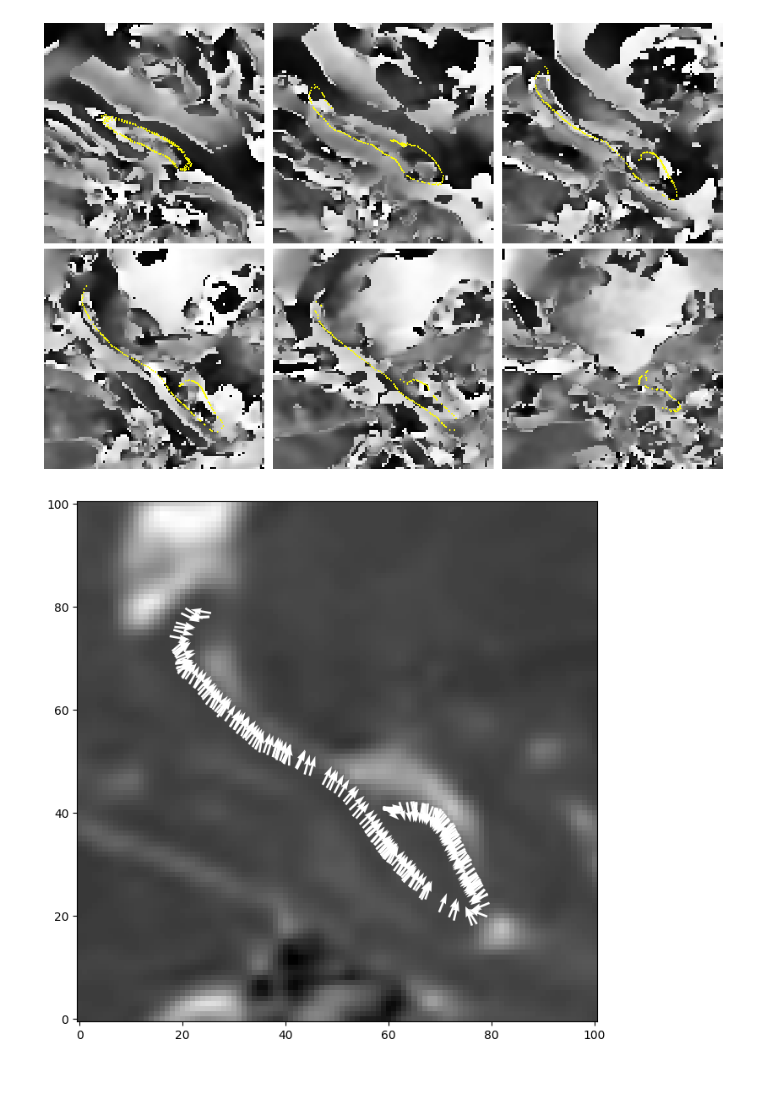
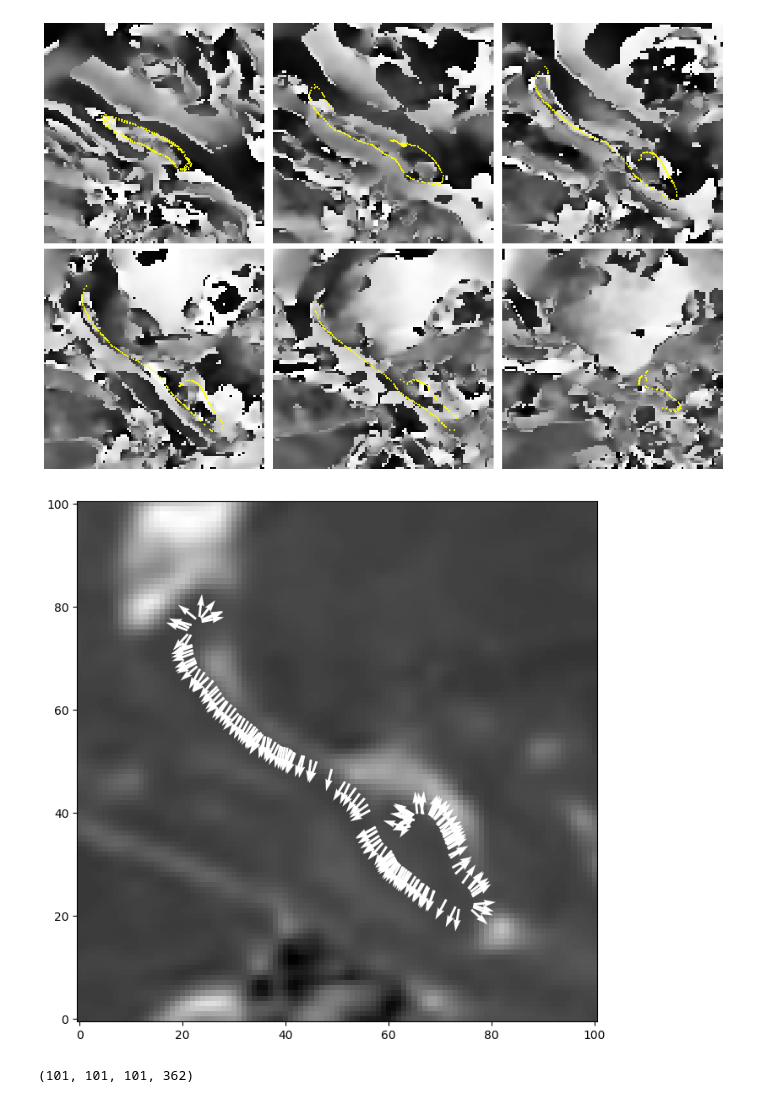
Before and after one commit to JonahKember/hippocampus_dMRI, a Jupyter notebook: testing.ipynb, the cells around one changed output. Cells and saved outputs as stored; diff of their text form; code cells hidden in the pictures.

Commit message:
added directional_diffusion fitting

```diff
--- a/testing.ipynb
+++ b/testing.ipynb
@@ -531,44 +468,49 @@ for surface_type in ['midthickness','inner','outer']:
 # %%
+import numpy as np
+import pandas as pd
 import nibabel as nib
-import numpy as np
 
 
+surf = nib.load('output/sub-HCD0001305_hemi-L_space-B0_den-0p5mm_label-hipp_inner.surf.gii')
+faces    = surf.darrays[0].data
+vertices = surf.darrays[1].data
+
+
+normals_df = pd.read_csv('output/sub-HCD0001305_hemi-L_space-B0_label-inner_desc-surface_normals.csv')
 normals = normals_df[['x','y','z']].to_numpy()
 
 t1_file = 'output/sub-HCD0001305_hemi-L_space-cropB0_desc-DT_ADC.nii.gz'
 t1_img = nib.load(t1_file)
 t1_data = t1_img.get_fdata()
-
 
 
 
 # Convert vertices to voxel coordinates
 homog = np.c_[vertices, np.ones(len(vertices))]
 vox_coords = (np.linalg.inv(t1_img.affine) @ homog.T)[:3].T
 
 # Sagittal slice index
 x_slice = 50
 slice_data = t1_data[x_slice,:,:]
 
 # Select vertices near this slice
 mask = np.abs(vox_coords[:,0]-x_slice) < 0.5
 slice_vertices = vox_coords[mask]
-slice_normals = normals[mask]
+slice_normals = -normals[mask]
 
 # Plot slice with normals
 plt.figure(figsize=(8,8))
 plt.imshow(slice_data.T, cmap='gray', origin='lower')
 
-scale = 5.0
+scale = 1.0
 plt.quiver(
     slice_vertices[:,1],
     slice_vertices[:,2],
     slice_normals[:,1]*scale,
     slice_normals[:,2]*scale,
     color='w', angles='xy', scale_units='xy'
 )
 
-
 plt.show()
 # %% [output]
-[figure, old version]
+[figure, new version]
@@ -574,0 +573,4 @@ plt.show()
+# %%
+vox_diffusion.shape
+# %% [output]
+(101, 101, 101, 362)
```
Also changed, not shown: parts of 2 cells of this notebook, 3 other files.
